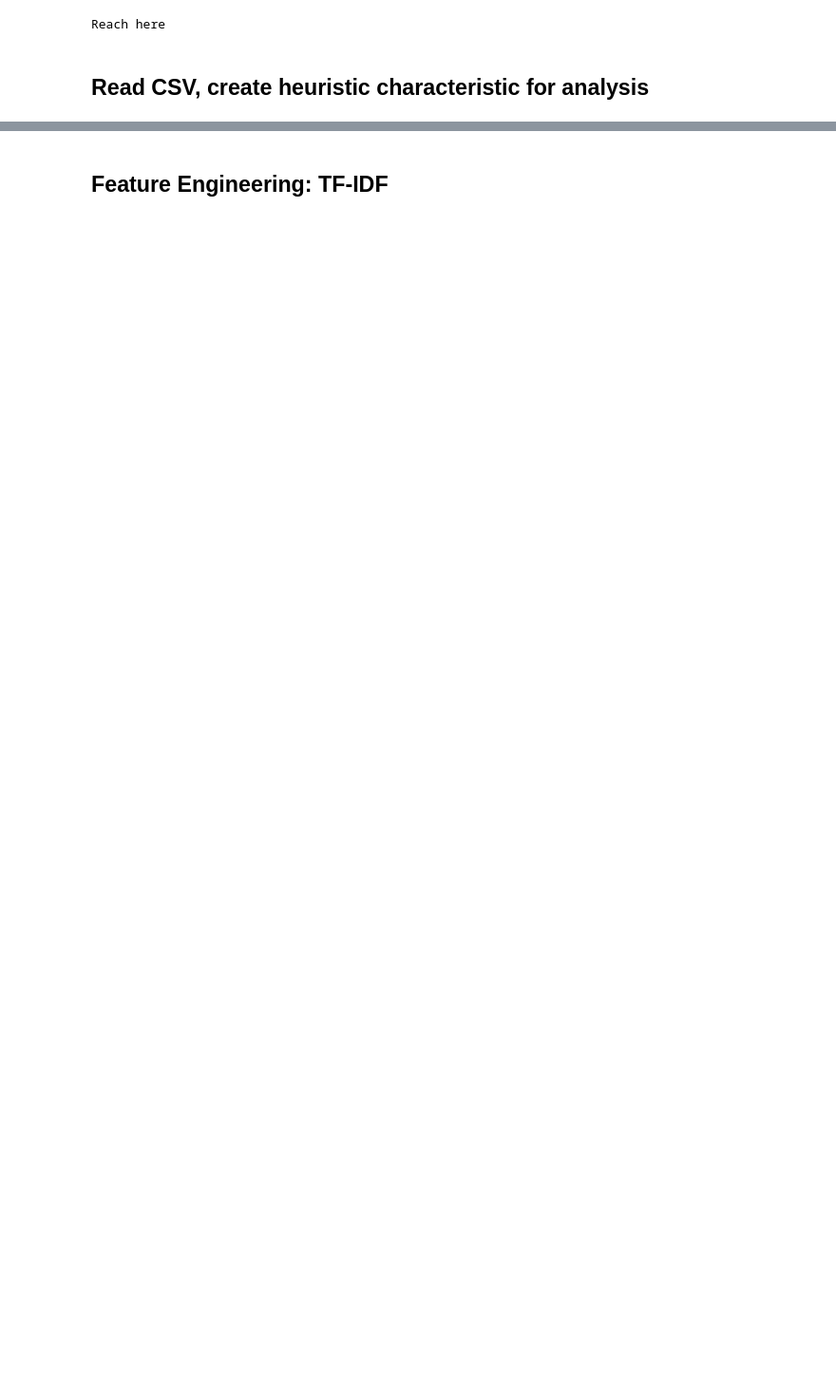
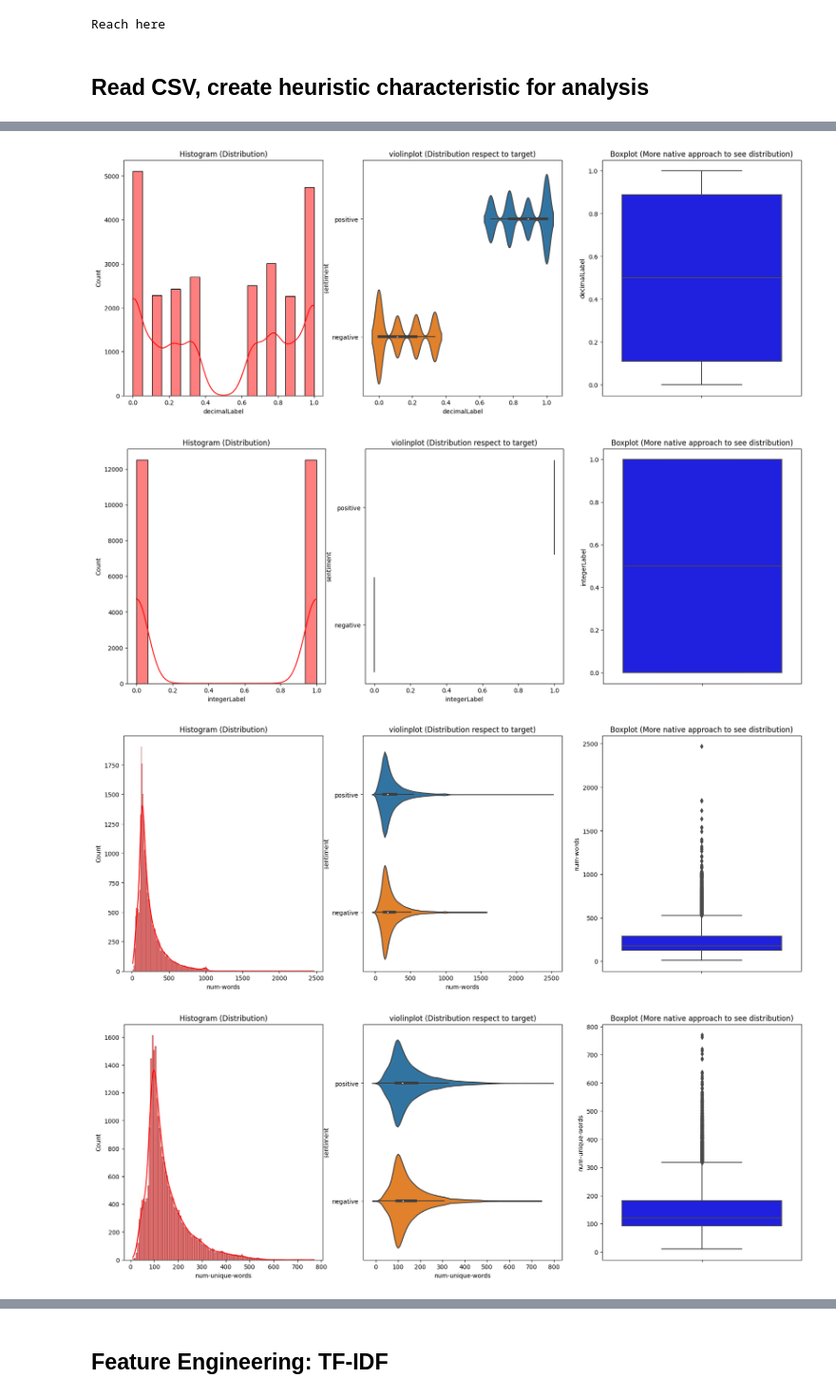
Before and after one commit to bconstantine/MachineLearningFinalProject, a Jupyter notebook: Bryan_EDA.ipynb, the cells around one changed output, grey strips where cells are left out. Shown at 95% size. Drawn from its saved outputs; the diff is of its cells as text; code cells hidden in the pictures; blank space fills up the shorter version.

```diff
--- a/Bryan_EDA.ipynb
+++ b/Bryan_EDA.ipynb
@@ -180,0 +397,13 @@ test_acl.to_csv("aclimdb/test_heuristic.csv", index=False)
+# %%
+continuous_vars = []
+for column, dtype in train_acl.dtypes.items():
+    if dtype in ['int64', 'float64']:
+        continuous_vars.append(column)
+#Evaluate Continuous Columns
+for column in continuous_vars:
+    describe_continuous_dataset(train_acl, column)
+# %% [output]
+[figure, added]
+[figure, added]
+[figure, added]
+[figure, added]
```
Also changed, not shown: parts of 37 cells of this notebook, 2 other files.
